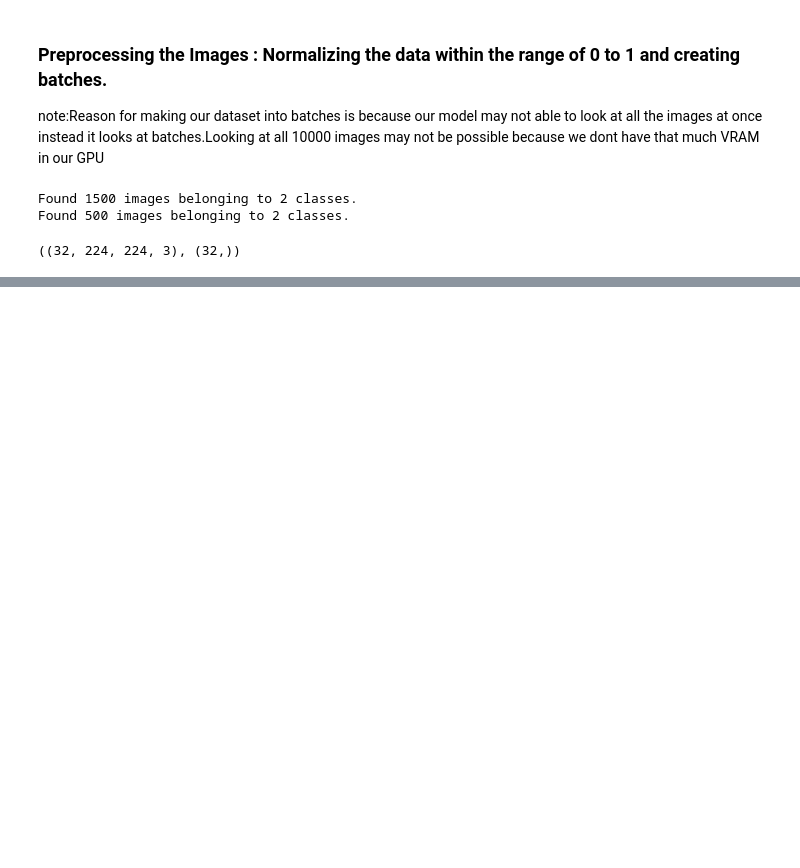
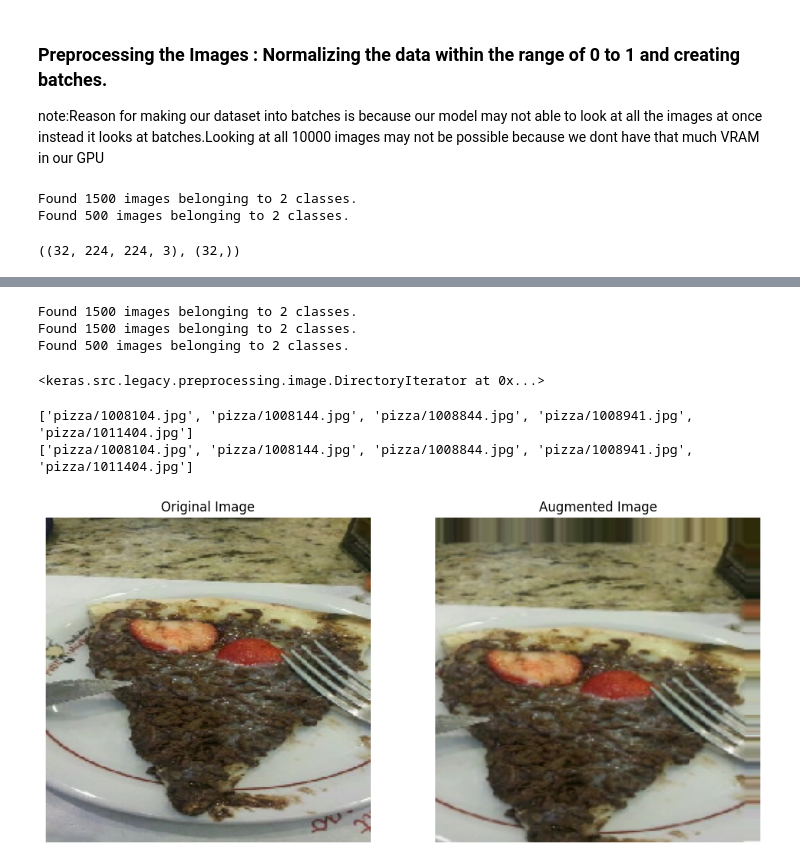
Before and after one commit to Ashwin-2408/Tensor_Flow_Learning, a Jupyter notebook: notebooks/Computer_Vision_With_TensorFlow.ipynb, the cells around one changed output, grey strips where cells are left out. Drawn from its saved outputs; the diff is of its cells as text; code cells hidden in the pictures; blank space fills up the shorter version.

```diff
--- a/notebooks/Computer_Vision_With_TensorFlow.ipynb
+++ b/notebooks/Computer_Vision_With_TensorFlow.ipynb
@@ -370,0 +485,7 @@ images[0],images[0].shape
+# %%
+import tensorflow as tf
+from tensorflow.keras.preprocessing.image import ImageDataGenerator
+
+train_data_generator=ImageDataGenerator(rescale=1/255.,rotation_range=.2,zoom_range=.2,horizontal_flip=True,shear_range=.2,width_shift_range=.3,height_shift_range=.3)
+train_da_generator=ImageDataGenerator(rescale=1/255.)
+valid_data_generator=ImageDataGenerator(rescale=1/255.)
@@ -370,0 +494,48 @@ images[0],images[0].shape
+# %%
+Augmented_Train_Data=train_data_generator.flow_from_directory("/content/pizza_steak/train",batch_size=32,target_size=(224,224),class_mode="binary",seed=42,shuffle=False)
+Original_Train_Data=train_da_generator.flow_from_directory("/content/pizza_steak/train",batch_size=32,target_size=(224,224),class_mode="binary",seed=42,shuffle=False)
+valid_data=valid_data_generator.flow_from_directory("/content/pizza_steak/test",batch_size=32,target_size=(224,224),class_mode="binary",seed=42,shuffle=False)
+# %% [output]
+Found 1500 images belonging to 2 classes.
+Found 1500 images belonging to 2 classes.
+Found 500 images belonging to 2 classes.
+# %%
+Augmented_Train_Data
+# %% [output]
+<keras.src.legacy.preprocessing.image.DirectoryIterator at 0x...>
+# %%
+a_images,a_labels=next(Augmented_Train_Data)
+o_images,o_labels=next(Original_Train_Data)
+# %%
+print(Original_Train_Data.filenames[:5])
+print(Augmented_Train_Data.filenames[:5])
+# %% [output]
+['pizza/1008104.jpg', 'pizza/1008144.jpg', 'pizza/1008844.jpg', 'pizza/1008941.jpg', 'pizza/1011404.jpg']
+['pizza/1008104.jpg', 'pizza/1008144.jpg', 'pizza/1008844.jpg', 'pizza/1008941.jpg', 'pizza/1011404.jpg']
+# %%
+import random
+def view_augmented_pictures(images,labels):
+  random_index=10
+  classNames=["Pizza","Steak"]
+
+  plt.imshow(images[random_index])
+
+  plt.axis("off")
+
+def view_original_pictures(images,labels):
+  random_index=10
+  classNames=["Pizza","Steak"]
+
+  plt.imshow(images[random_index])
+
+  plt.axis("off")
+# %%
+plt.figure(figsize=(12,7))
+plt.subplot(1,2,1)
+plt.title("Original Image")
+view_original_pictures(o_images,o_labels)
+plt.subplot(1,2,2)
+plt.title("Augmented Image")
+view_augmented_pictures(a_images,a_labels)
+# %% [output]
+[figure, added]
```
Also changed, not shown: parts of 45 cells of this notebook.
